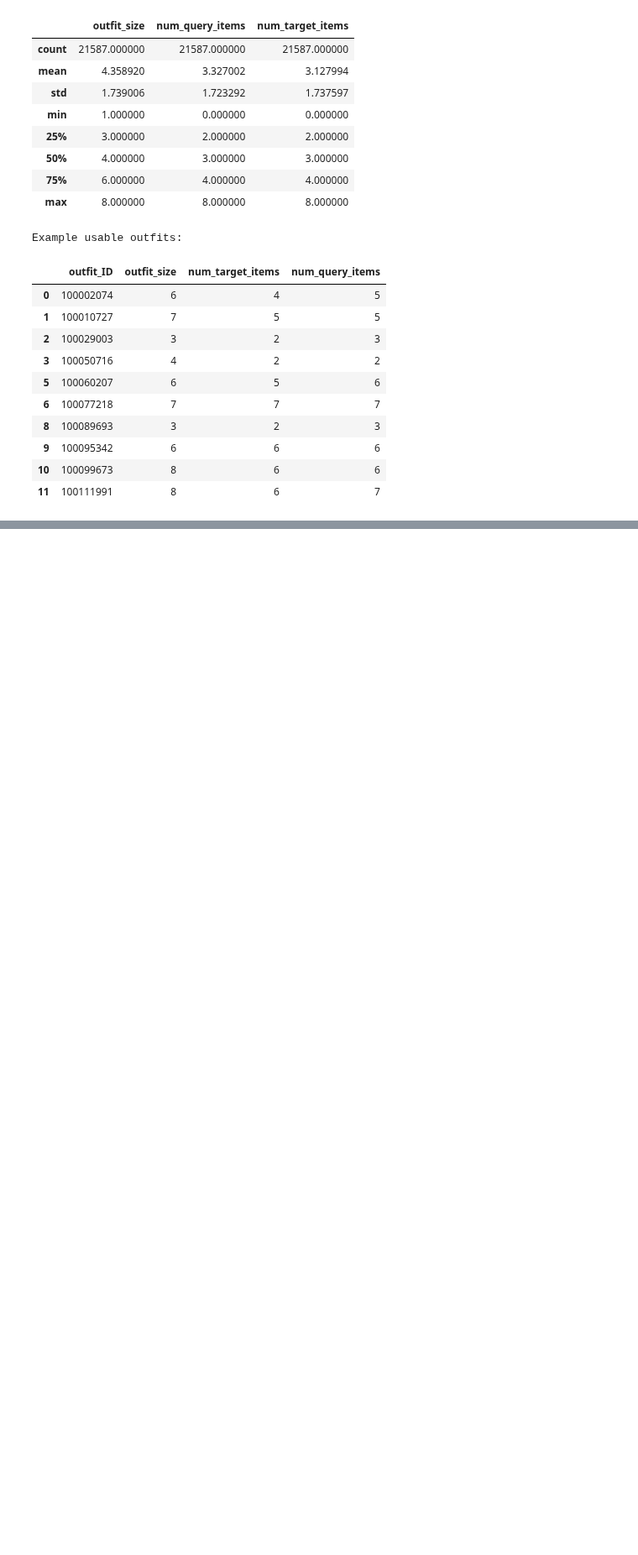
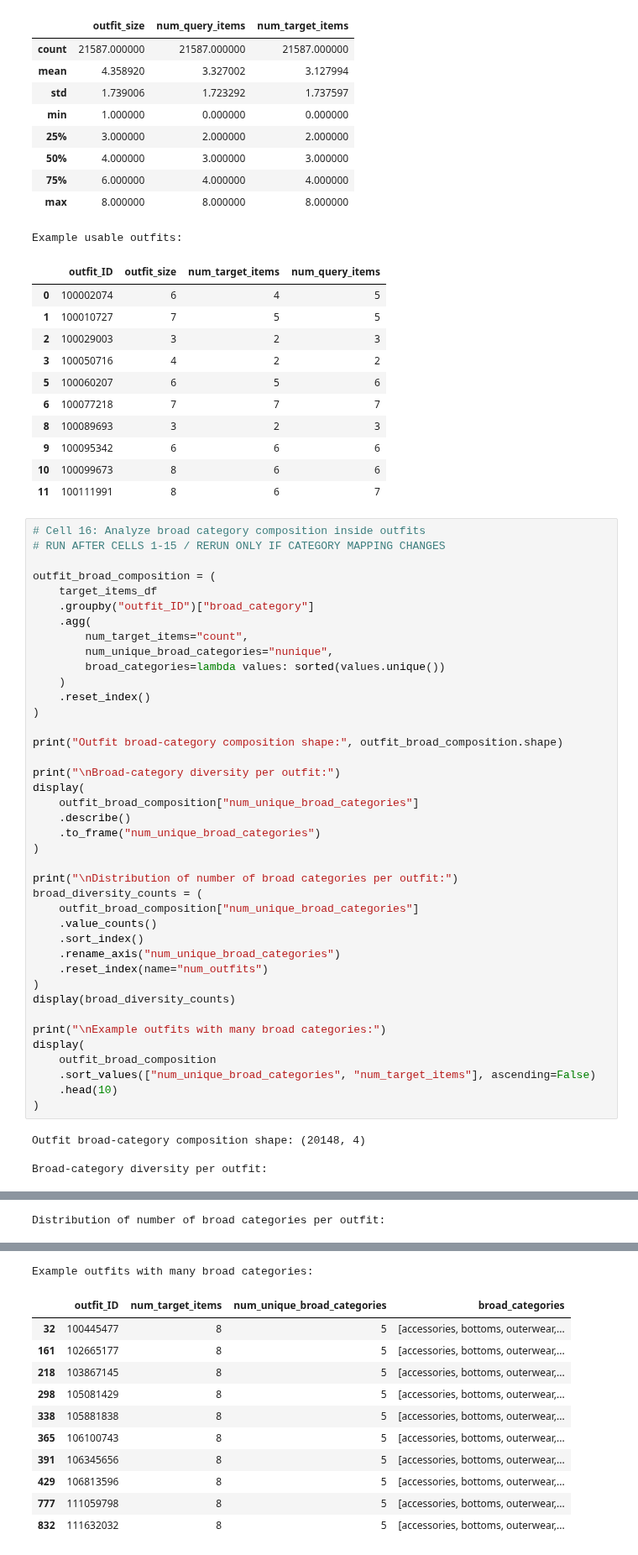
Before and after one commit to farzadismyid/evidence_fashion_recommender, a Jupyter notebook: notebook.ipynb, the cells around one changed output, grey strips where cells are left out. Shown at 84% size. Cells and saved outputs as stored; diff of their text form; blank space fills up the shorter version.

Commit message:
Analyze outfit broad category composition

```diff
--- a/notebook.ipynb
+++ b/notebook.ipynb
@@ -955,3 +955,47 @@ Example usable outfits:
 | 9 | 100095342 | 6 | 6 | 6 |
 | 10 | 100099673 | 8 | 6 | 6 |
 | 11 | 100111991 | 8 | 6 | 7 |
+# %%
+# Cell 16: Analyze broad category composition inside outfits
+# RUN AFTER CELLS 1-15 / RERUN ONLY IF CATEGORY MAPPING CHANGES
+
+outfit_broad_composition = (
+    target_items_df
+    .groupby("outfit_ID")["broad_category"]
+    .agg(
+        num_target_items="count",
+        num_unique_broad_categories="nunique",
+        broad_categories=lambda values: sorted(values.unique())
+    )
+    .reset_index()
+)
+
+print("Outfit broad-category composition shape:", outfit_broad_composition.shape)
+
+print("\nBroad-category diversity per outfit:")
+display(
+    outfit_broad_composition["num_unique_broad_categories"]
+    .describe()
+    .to_frame("num_unique_broad_categories")
+)
+
+print("\nDistribution of number of broad categories per outfit:")
+broad_diversity_counts = (
+    outfit_broad_composition["num_unique_broad_categories"]
+    .value_counts()
+    .sort_index()
+    .rename_axis("num_unique_broad_categories")
+    .reset_index(name="num_outfits")
+)
+display(broad_diversity_counts)
+
+print("\nExample outfits with many broad categories:")
+display(
+    outfit_broad_composition
+    .sort_values(["num_unique_broad_categories", "num_target_items"], ascending=False)
+    .head(10)
+)
+# %% [output]
+Outfit broad-category composition shape: (20148, 4)
+
+Broad-category diversity per outfit:
@@ -957,0 +1011 @@ Example usable outfits:
+Distribution of number of broad categories per outfit:
@@ -957,0 +1018,12 @@ Example usable outfits:
+Example outfits with many broad categories:
+|  | outfit_ID | num_target_items | num_unique_broad_categories | broad_categories |
+| 32 | 100445477 | 8 | 5 | [accessories, bottoms, outerwear,... |
+| 161 | 102665177 | 8 | 5 | [accessories, bottoms, outerwear,... |
+| 218 | 103867145 | 8 | 5 | [accessories, bottoms, outerwear,... |
+| 298 | 105081429 | 8 | 5 | [accessories, bottoms, outerwear,... |
+| 338 | 105881838 | 8 | 5 | [accessories, bottoms, outerwear,... |
+| 365 | 106100743 | 8 | 5 | [accessories, bottoms, outerwear,... |
+| 391 | 106345656 | 8 | 5 | [accessories, bottoms, outerwear,... |
+| 429 | 106813596 | 8 | 5 | [accessories, bottoms, outerwear,... |
+| 777 | 111059798 | 8 | 5 | [accessories, bottoms, outerwear,... |
+| 832 | 111632032 | 8 | 5 | [accessories, bottoms, outerwear,... |
```
Also changed, not shown: parts of 1 cell of this notebook.
